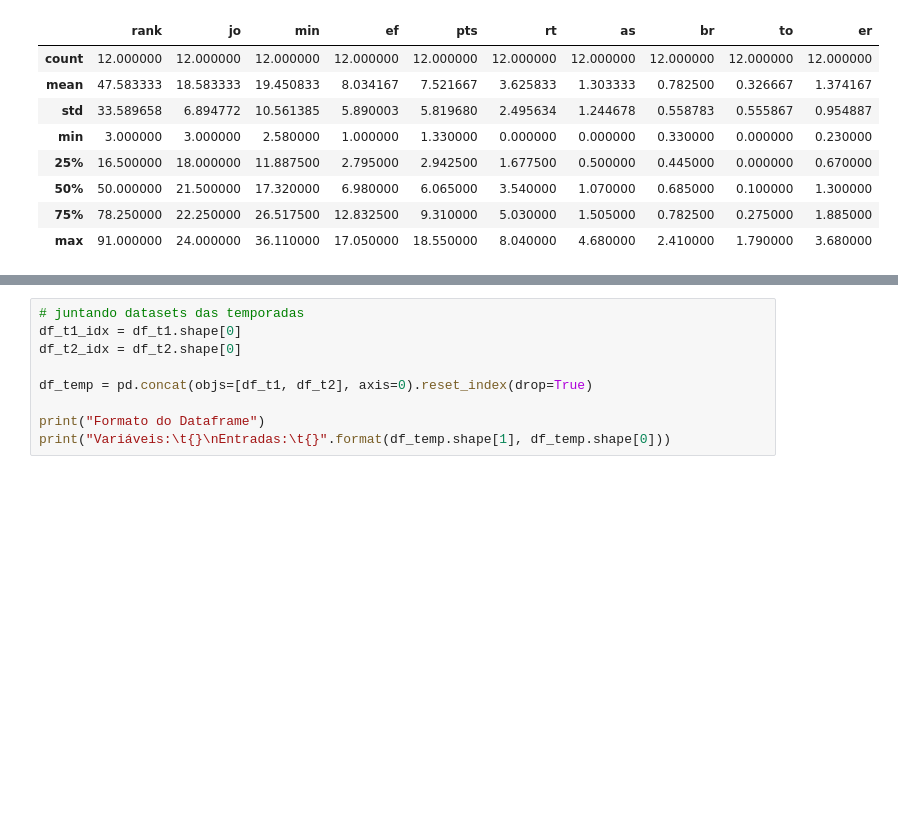
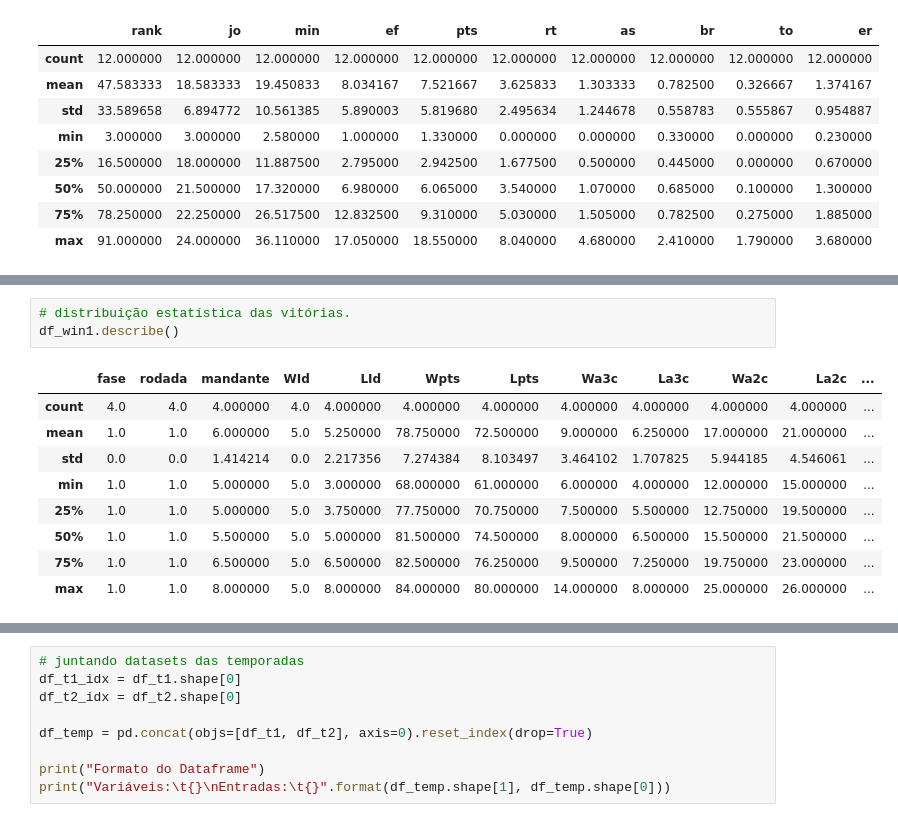
Before and after one commit to rafaelnduarte/Analise_De_Dados_Cerrado_Basquete, a Jupyter notebook: Análise_de_Dados_Cerrado_Basquete.ipynb, the cells around one changed output, grey strips where cells are left out. Saved outputs shown, nothing was run; the diff lists cells and outputs as text; blank space fills up the shorter version.

```diff
--- a/Análise_de_Dados_Cerrado_Basquete.ipynb
+++ b/Análise_de_Dados_Cerrado_Basquete.ipynb
@@ -750,0 +853,13 @@ df_t1.head(7)
+# %%
+# distribuição estatística das vitórias.
+df_win1.describe()
+# %% [output]
+|  | fase | rodada | mandante | WId | LId | Wpts | Lpts | Wa3c | La3c | Wa2c | La2c | ... |
+| count | 4.0 | 4.0 | 4.000000 | 4.0 | 4.000000 | 4.000000 | 4.000000 | 4.000000 | 4.000000 | 4.000000 | 4.000000 | ... |
+| mean | 1.0 | 1.0 | 6.000000 | 5.0 | 5.250000 | 78.750000 | 72.500000 | 9.000000 | 6.250000 | 17.000000 | 21.000000 | ... |
+| std | 0.0 | 0.0 | 1.414214 | 0.0 | 2.217356 | 7.274384 | 8.103497 | 3.464102 | 1.707825 | 5.944185 | 4.546061 | ... |
+| min | 1.0 | 1.0 | 5.000000 | 5.0 | 3.000000 | 68.000000 | 61.000000 | 6.000000 | 4.000000 | 12.000000 | 15.000000 | ... |
+| 25% | 1.0 | 1.0 | 5.000000 | 5.0 | 3.750000 | 77.750000 | 70.750000 | 7.500000 | 5.500000 | 12.750000 | 19.500000 | ... |
+| 50% | 1.0 | 1.0 | 5.500000 | 5.0 | 5.000000 | 81.500000 | 74.500000 | 8.000000 | 6.500000 | 15.500000 | 21.500000 | ... |
+| 75% | 1.0 | 1.0 | 6.500000 | 5.0 | 6.500000 | 82.500000 | 76.250000 | 9.500000 | 7.250000 | 19.750000 | 23.000000 | ... |
+| max | 1.0 | 1.0 | 8.000000 | 5.0 | 8.000000 | 84.000000 | 80.000000 | 14.000000 | 8.000000 | 25.000000 | 26.000000 | ... |
```
Also changed, not shown: parts of 27 cells of this notebook.
